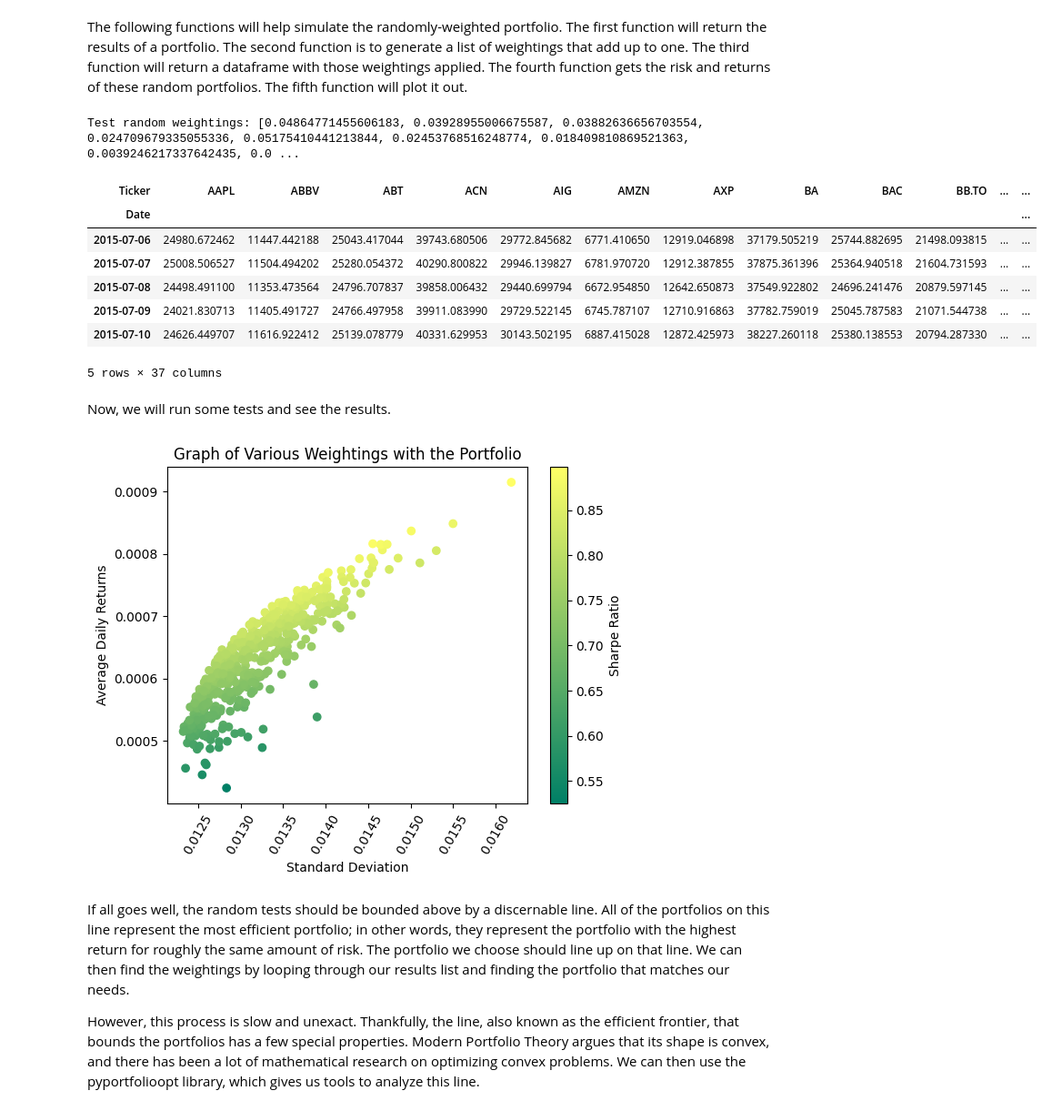
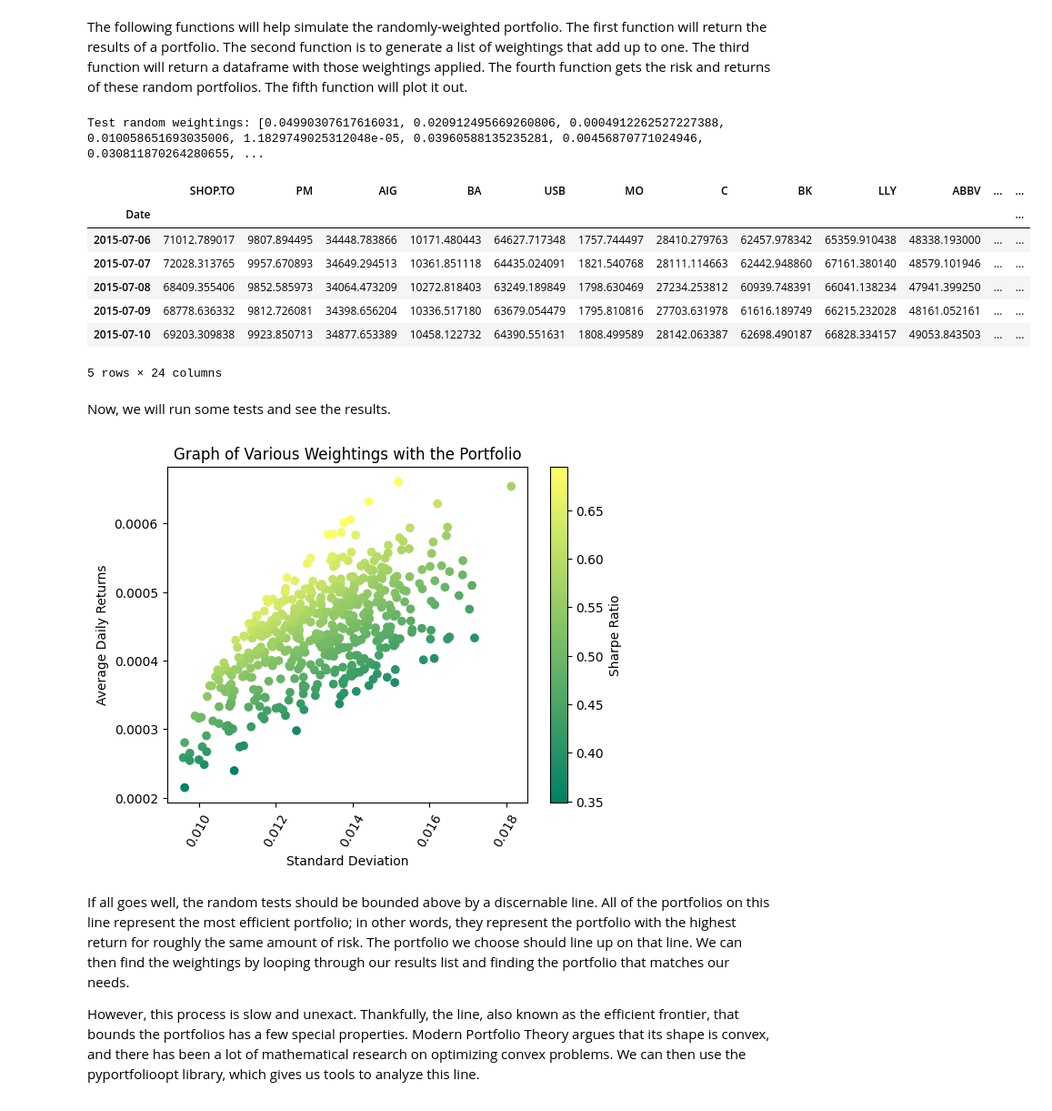
Before and after one commit to JasonLi14/Portfolio-Analyzer, a Jupyter notebook: Team_02_Assignment.ipynb, the cells around one changed output. Shown at 91% size. Cells and saved outputs as stored; diff of their text form; code cells hidden in the pictures.

```diff
--- a/Team_02_Assignment.ipynb
+++ b/Team_02_Assignment.ipynb
@@ -70,6 +69,8 @@ def valid_stocks(tickers_file):
     first_stock.append(tickers_df.columns[0])
     rest_stock = tickers_df.iloc[:, 0].tolist()
     tickers_list = first_stock + rest_stock
+    # Remove duplicates
+    tickers_list = list(set(tickers_list))
 
     # Define the date range for historical data
     start = '2023-10-01'
@@ -572,7 +564,7 @@ def filtering(list_len, stock_correlation_tiers):
 
 ticker_lst = [best_stock]
 
-ticker_lst += filtering(24, stock_correlation_tiers)
+ticker_lst += filtering(23, stock_correlation_tiers)
 
 print(ticker_lst)
 # %% [output]
@@ -650,7 +636,7 @@ def applyWeightings(df: pd.DataFrame, weightings: list, investment: int) -> pd.D
         i = i + 1
     return df
 # Example
-display(applyWeightings(close_prices, getRandomWeightings(len(close_prices.columns)), 1000000).head())
+display(applyWeightings(stock_close_prices, getRandomWeightings(len(stock_close_prices.columns)), 1000000).head())
 
 
 def simulateRandom(tests: int, stock_data: pd.DataFrame) -> Tuple[list, list, float, float]:
@@ -661,49 +647,50 @@ def simulateRandom(tests: int, stock_data: pd.DataFrame) -> Tuple[list, list, fl
     max_std = -1000
     weighting_record = []
     for test in range(tests):  # simulate a set amount of tests
         weightings = getRandomWeightings(stocks_amount, 0.03)
         weighted_df = applyWeightings(stock_data, weightings, 1000000)  # Find df with weightings
         avg_return, std = getPortfolioResults(weighted_df)  # Find metrics for performance
         results[0].append(avg_return)
         results[1].append(std)
         # Annualize Sharpe Ratio  as it is commonly meausred annualy, and
         # we have daily data. The standard deviation does not increase
         # at the same rate as the returns (instead, if the returns increase
         # by x times, then the standard deviation icnreases by sqrt(x) times).
         results[2].append(avg_return / std * (252 ** 0.5))
         min_std = min(std, min_std)
         max_std = max(std, max_std)
         weighting_record.append(weightings)
     return results, weighting_record, min_std, max_std
 
 
 def plotSimulation(results: list):
     x = results[1]  # Get the risk/standard deviation
     y = results[0]  # Get the return
     colors = results[2]  # Use Sharpe Ratio to determine color
     plt.scatter(x, y, c=colors, cmap='summer')
     plt.title("Graph of Various Weightings with the Portfolio")
     plt.xlabel("Standard Deviation")
     plt.xticks(rotation=60)
     plt.ylabel("Average Daily Returns")
     plt.colorbar(label="Sharpe Ratio")
 # %% [output]
-Test random weightings: [0.04864771455606183, 0.03928955006675587, 0.03882636656703554, 0.024709679335055336, 0.05175410441213844, 0.02453768516248774, 0.018409810869521363, 0.0039246217337642435, 0.0 ...
+Test random weightings: [0.04990307617616031, 0.020912495669260806, 0.0004912262527227388, 0.010058651693035006, 1.1829749025312048e-05, 0.03960588135235281, 0.00456870771024946, 0.030811870264280655, ...
-| Ticker | AAPL | ABBV | ABT | ACN | AIG | AMZN | AXP | BA | BAC | BB.TO | ... | ... |
+|  | SHOP.TO | PM | AIG | BA | USB | MO | C | BK | LLY | ABBV | ... | ... |
 | Date |  |  |  |  |  |  |  |  |  |  |  | ... |
-| 2015-07-06 | 24980.672462 | 11447.442188 | 25043.417044 | 39743.680506 | 29772.845682 | 6771.410650 | 12919.046898 | 37179.505219 | 25744.882695 | 21498.093815 | ... | ... |
-| 2015-07-07 | 25008.506527 | 11504.494202 | 25280.054372 | 40290.800822 | 29946.139827 | 6781.970720 | 12912.387855 | 37875.361396 | 25364.940518 | 21604.731593 | ... | ... |
-| 2015-07-08 | 24498.491100 | 11353.473564 | 24796.707837 | 39858.006432 | 29440.699794 | 6672.954850 | 12642.650873 | 37549.922802 | 24696.241476 | 20879.597145 | ... | ... |
-| 2015-07-09 | 24021.830713 | 11405.491727 | 24766.497958 | 39911.083990 | 29729.522145 | 6745.787107 | 12710.916863 | 37782.759019 | 25045.787583 | 21071.544738 | ... | ... |
-| 2015-07-10 | 24626.449707 | 11616.922412 | 25139.078779 | 40331.629953 | 30143.502195 | 6887.415028 | 12872.425973 | 38227.260118 | 25380.138553 | 20794.287330 | ... | ... |
+| 2015-07-06 | 71012.789017 | 9807.894495 | 34448.783866 | 10171.480443 | 64627.717348 | 1757.744497 | 28410.279763 | 62457.978342 | 65359.910438 | 48338.193000 | ... | ... |
+| 2015-07-07 | 72028.313765 | 9957.670893 | 34649.294513 | 10361.851118 | 64435.024091 | 1821.540768 | 28111.114663 | 62442.948860 | 67161.380140 | 48579.101946 | ... | ... |
+| 2015-07-08 | 68409.355406 | 9852.585973 | 34064.473209 | 10272.818403 | 63249.189849 | 1798.630469 | 27234.253812 | 60939.748391 | 66041.138234 | 47941.399250 | ... | ... |
+| 2015-07-09 | 68778.636332 | 9812.726081 | 34398.656204 | 10336.517180 | 63679.054479 | 1795.810816 | 27703.631978 | 61616.189749 | 66215.232028 | 48161.052161 | ... | ... |
+| 2015-07-10 | 69203.309838 | 9923.850713 | 34877.653389 | 10458.122732 | 64390.551631 | 1808.499589 | 28142.063387 | 62698.490187 | 66828.334157 | 49053.843503 | ... | ... |
-5 rows × 37 columns
+5 rows × 24 columns
 # %% [markdown]
 Now, we will run some tests and see the results.
 # %%
+# We plot only 5 stocks for now
 simulation_results, simulation_weights, min_risk, max_risk = simulateRandom(500, close_prices.iloc[:, :5])
 plotSimulation(simulation_results)
 # %% [output]
-[figure, old version]
+[figure, new version]
 # %% [markdown]
 If all goes well, the random tests should be bounded above by a discernable line. All of the portfolios on this line represent the most efficient portfolio; in other words, they represent the portfolio with the highest return for roughly the same amount of risk. The portfolio we choose should line up on that line. We can then find the weightings by looping through our results list and finding the portfolio that matches our needs.
 
```
Also changed, not shown: parts of 24 cells of this notebook, 1 other file.
